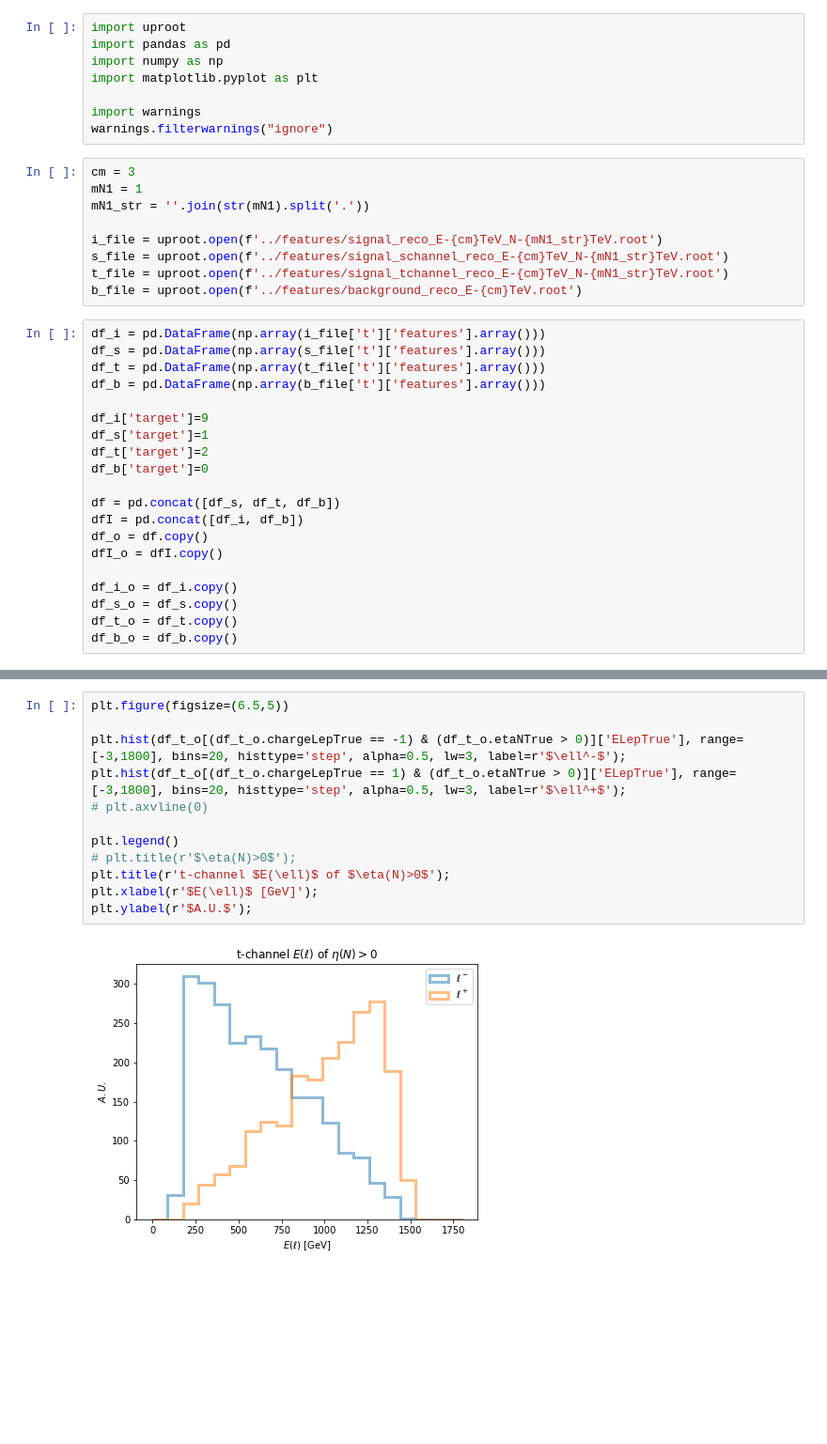
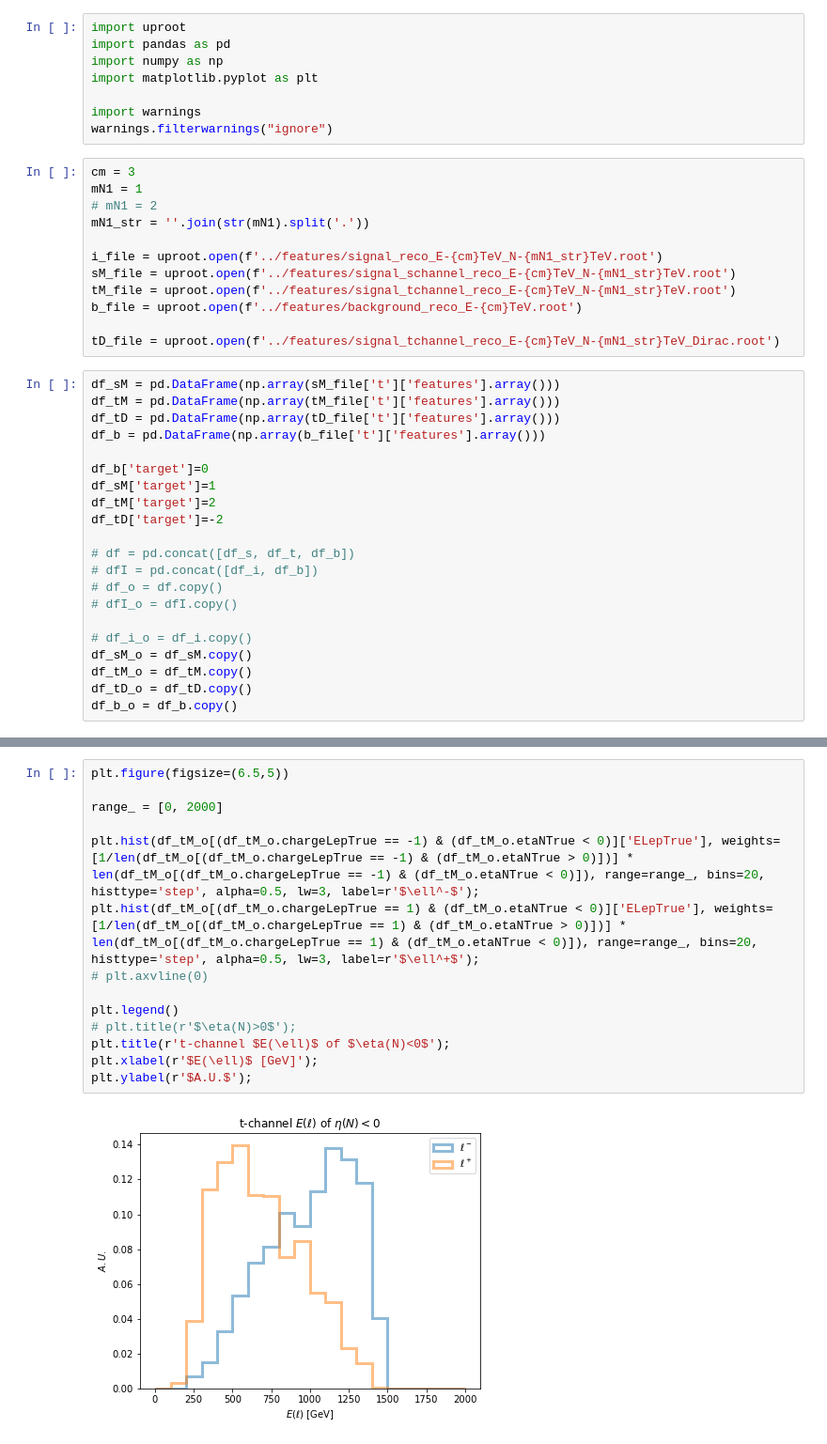
Before and after one commit to arock1/HNL_MuonCollider, a Jupyter notebook: python/ForwardBackwardAsy.ipynb, the cells around one changed output, grey strips where cells are left out. Shown: that part at 94% size. Drawn from its saved outputs; the diff is of its cells as text; blank space fills up the shorter version.

```diff
--- a/python/ForwardBackwardAsy.ipynb
+++ b/python/ForwardBackwardAsy.ipynb
@@ -9,30 +9,34 @@ warnings.filterwarnings("ignore")
 # %%
 cm = 3
 mN1 = 1
+# mN1 = 2
 mN1_str = ''.join(str(mN1).split('.'))
 
 i_file = uproot.open(f'../features/signal_reco_E-{cm}TeV_N-{mN1_str}TeV.root')
-s_file = uproot.open(f'../features/signal_schannel_reco_E-{cm}TeV_N-{mN1_str}TeV.root')
-t_file = uproot.open(f'../features/signal_tchannel_reco_E-{cm}TeV_N-{mN1_str}TeV.root')
+sM_file = uproot.open(f'../features/signal_schannel_reco_E-{cm}TeV_N-{mN1_str}TeV.root')
+tM_file = uproot.open(f'../features/signal_tchannel_reco_E-{cm}TeV_N-{mN1_str}TeV.root')
 b_file = uproot.open(f'../features/background_reco_E-{cm}TeV.root')
+
+tD_file = uproot.open(f'../features/signal_tchannel_reco_E-{cm}TeV_N-{mN1_str}TeV_Dirac.root')
 # %%
-df_i = pd.DataFrame(np.array(i_file['t']['features'].array()))
-df_s = pd.DataFrame(np.array(s_file['t']['features'].array()))
-df_t = pd.DataFrame(np.array(t_file['t']['features'].array()))
+df_sM = pd.DataFrame(np.array(sM_file['t']['features'].array()))
+df_tM = pd.DataFrame(np.array(tM_file['t']['features'].array()))
+df_tD = pd.DataFrame(np.array(tD_file['t']['features'].array()))
 df_b = pd.DataFrame(np.array(b_file['t']['features'].array()))
 
-df_i['target']=9
-df_s['target']=1
-df_t['target']=2
 df_b['target']=0
+df_sM['target']=1
+df_tM['target']=2
+df_tD['target']=-2
 
-df = pd.concat([df_s, df_t, df_b])
-dfI = pd.concat([df_i, df_b])
-df_o = df.copy()
-dfI_o = dfI.copy()
+# df = pd.concat([df_s, df_t, df_b])
+# dfI = pd.concat([df_i, df_b])
+# df_o = df.copy()
+# dfI_o = dfI.copy()
 
-df_i_o = df_i.copy()
-df_s_o = df_s.copy()
-df_t_o = df_t.copy()
+# df_i_o = df_i.copy()
+df_sM_o = df_sM.copy()
+df_tM_o = df_tM.copy()
+df_tD_o = df_tD.copy()
 df_b_o = df_b.copy()
 # %%
@@ -158,17 +152,19 @@ Text(0, 0.5, 'A.U.')
 # %%
 plt.figure(figsize=(6.5,5))
 
-plt.hist(df_t_o[(df_t_o.chargeLepTrue == -1) & (df_t_o.etaNTrue > 0)]['ELepTrue'], range=[-3,1800], bins=20, histtype='step', alpha=0.5, lw=3, label=r'$\ell^-$');
-plt.hist(df_t_o[(df_t_o.chargeLepTrue == 1) & (df_t_o.etaNTrue > 0)]['ELepTrue'], range=[-3,1800], bins=20, histtype='step', alpha=0.5, lw=3, label=r'$\ell^+$');
+range_ = [0, 2000]
+
+plt.hist(df_tM_o[(df_tM_o.chargeLepTrue == -1) & (df_tM_o.etaNTrue < 0)]['ELepTrue'], weights=[1/len(df_tM_o[(df_tM_o.chargeLepTrue == -1) & (df_tM_o.etaNTrue > 0)])] * len(df_tM_o[(df_tM_o.chargeLepTrue == -1) & (df_tM_o.etaNTrue < 0)]), range=range_, bins=20, histtype='step', alpha=0.5, lw=3, label=r'$\ell^-$');
+plt.hist(df_tM_o[(df_tM_o.chargeLepTrue == 1) & (df_tM_o.etaNTrue < 0)]['ELepTrue'], weights=[1/len(df_tM_o[(df_tM_o.chargeLepTrue == 1) & (df_tM_o.etaNTrue > 0)])] * len(df_tM_o[(df_tM_o.chargeLepTrue == 1) & (df_tM_o.etaNTrue < 0)]), range=range_, bins=20, histtype='step', alpha=0.5, lw=3, label=r'$\ell^+$');
 # plt.axvline(0)
 
 plt.legend()
 # plt.title(r'$\eta(N)>0$');
-plt.title(r't-channel $E(\ell)$ of $\eta(N)>0$');
+plt.title(r't-channel $E(\ell)$ of $\eta(N)<0$');
 plt.xlabel(r'$E(\ell)$ [GeV]');
 plt.ylabel(r'$A.U.$');
 # %% [output]
-[figure, old version]
+[figure, new version]
 # %%
 plt.figure(figsize=(6.5,5))
 
```
Also changed, not shown: parts of 45 cells of this notebook, 12 other files.
